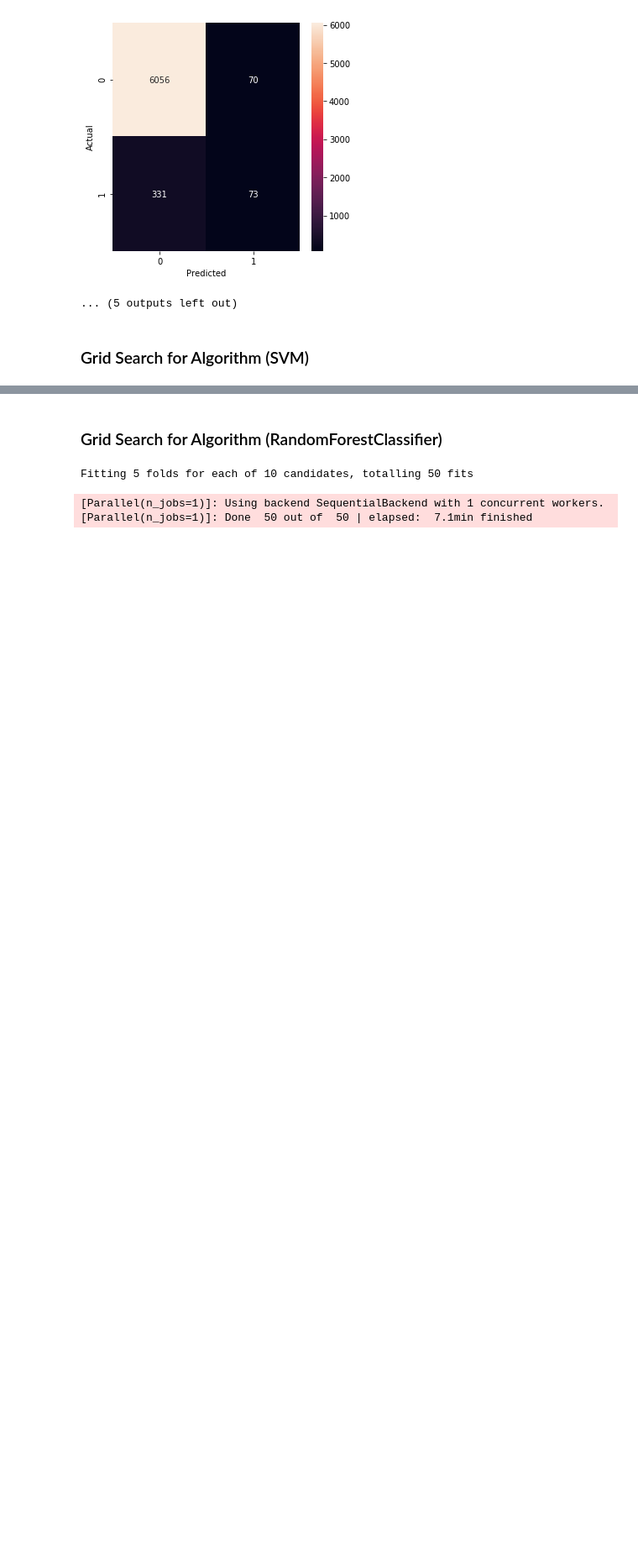
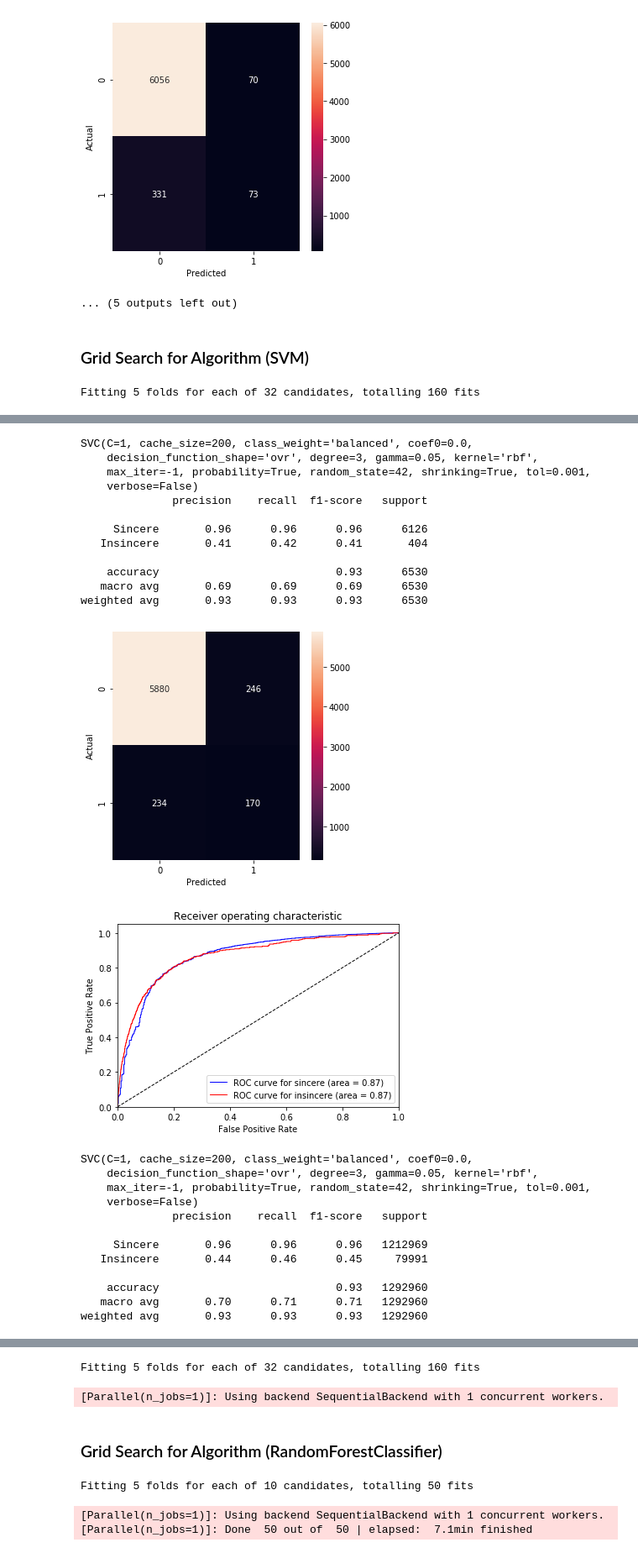
Before and after one commit to yungnien/Springboard, a Jupyter notebook: capstone/Prototype.ipynb, the cells around one changed output, grey strips where cells are left out. Shown at 84% size. Saved outputs shown, nothing was run; the diff lists cells and outputs as text; code cells hidden in the pictures; blank space fills up the shorter version.

```diff
--- a/capstone/Prototype.ipynb
+++ b/capstone/Prototype.ipynb
@@ -371,7 +371,7 @@ for estimator in ['Logistic',]:
         else:
             v = TfidfVectorizer()
 
-        e = LogisticRegression(max_iter=1000, random_state=42)
+        e = LogisticRegression(max_iter=1000, random_state=42, verbose=1)
         X_train, X_test, X_hold, y_train, y_test, y_hold, vectorizer = split(train_text_lemma, train_target, v, test_size=test_size, hold_size=hold_size)
         best= fit(X_train, y_train, param_grid, e)
         filename = 'data/'+name+'.sav'
@@ -452,10 +452,12 @@ for estimator in ['svc',]:
         else:
             v = TfidfVectorizer()
 
-        e = SVC(random_state=42, probability=True)
+        e = SVC(random_state=42, probability=True, verbose=1)
         X_train, X_test, X_hold, y_train, y_test, y_hold, vectorizer = split(train_text_lemma, train_target, v, test_size=test_size, hold_size=hold_size)
         best= fit(X_train, y_train, param_grid, e)
         filename = 'data/'+name+'.sav'
         dump(best, filename)
         report(best, X_test, y_test, test_compare, name)
         report(best, X_hold, y_hold, hold_compare, name)
+# %% [output]
+Fitting 5 folds for each of 32 candidates, totalling 160 fits
@@ -461,0 +466,26 @@ for estimator in ['svc',]:
+SVC(C=1, cache_size=200, class_weight='balanced', coef0=0.0,
+    decision_function_shape='ovr', degree=3, gamma=0.05, kernel='rbf',
+    max_iter=-1, probability=True, random_state=42, shrinking=True, tol=0.001,
+    verbose=False)
+              precision    recall  f1-score   support
+
+     Sincere       0.96      0.96      0.96      6126
+   Insincere       0.41      0.42      0.41       404
+
+    accuracy                           0.93      6530
+   macro avg       0.69      0.69      0.69      6530
+weighted avg       0.93      0.93      0.93      6530
+[figure, added]
+[figure, added]
+SVC(C=1, cache_size=200, class_weight='balanced', coef0=0.0,
+    decision_function_shape='ovr', degree=3, gamma=0.05, kernel='rbf',
+    max_iter=-1, probability=True, random_state=42, shrinking=True, tol=0.001,
+    verbose=False)
+              precision    recall  f1-score   support
+
+     Sincere       0.96      0.96      0.96   1212969
+   Insincere       0.44      0.46      0.45     79991
+
+    accuracy                           0.93   1292960
+   macro avg       0.70      0.71      0.71   1292960
+weighted avg       0.93      0.93      0.93   1292960
@@ -462,3 +494,5 @@ for estimator in ['svc',]:
+Fitting 5 folds for each of 32 candidates, totalling 160 fits
+[Parallel(n_jobs=1)]: Using backend SequentialBackend with 1 concurrent workers.
 # %% [markdown]
 ### Grid Search for Algorithm (RandomForestClassifier)
 # %%
```
Also changed, not shown: parts of 5 cells of this notebook.
